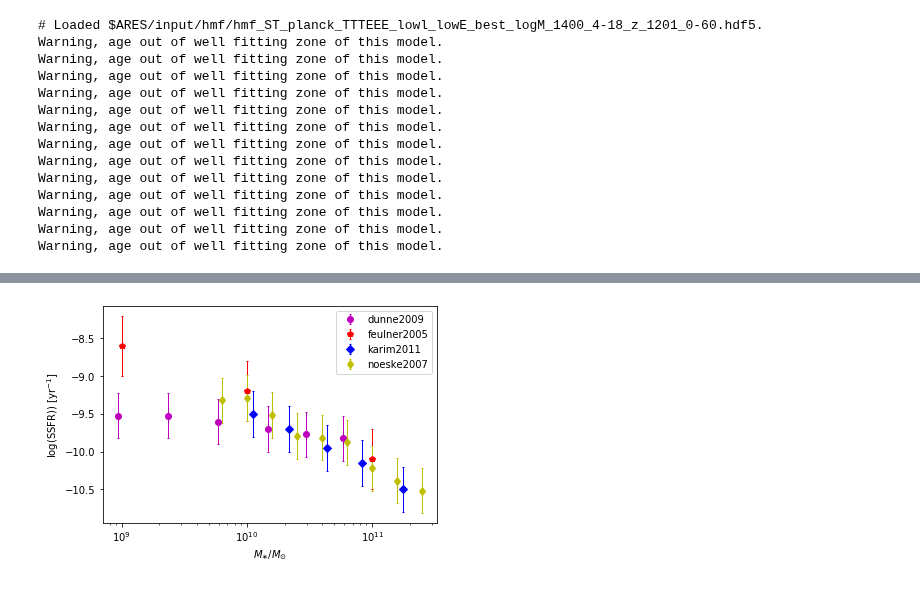
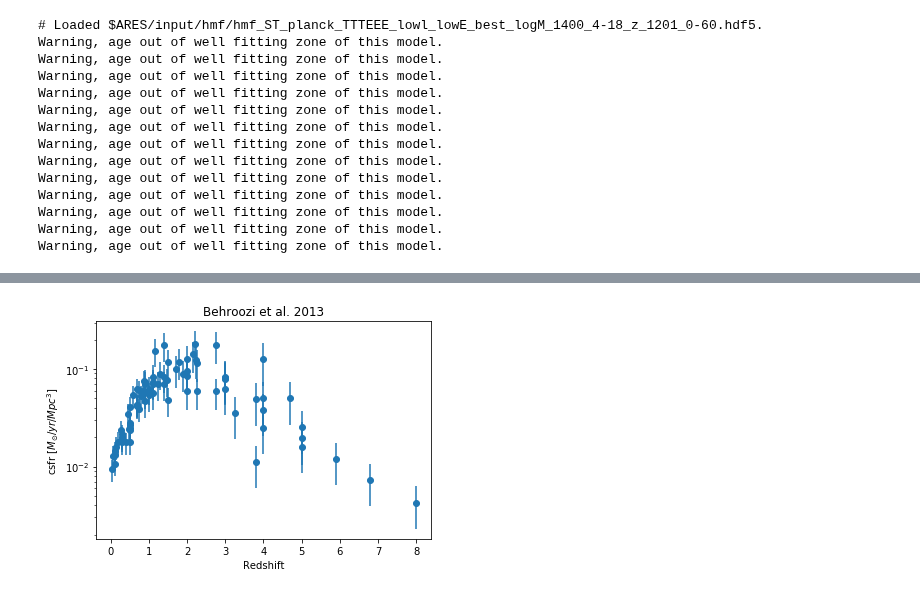
Before and after one commit to eklem1/GalaxySim, a Jupyter notebook: SFRs.ipynb, the cells around one changed output, grey strips where cells are left out. Saved outputs shown, nothing was run; the diff lists cells and outputs as text; code cells hidden in the pictures.

```diff
--- a/SFRs.ipynb
+++ b/SFRs.ipynb
@@ -269,7 +209,28 @@ pl.show()
-# %%
-# data.PlotSMF(z=0.5, round_z=0.3)
-data.PlotSSFR(z=0.5, round_z=0.2)#, source='dunne2009')
-pl.legend()
-pl.show()
-# %% [output]
-[figure, removed]
+# %%
+# importing some data from behroozi-2013: csfrs_new.dat
+# Columns: redshift, Log10(CSFR) (Msun/yr/Mpc^3), Err+ (dex), Err- (dex)
+
+text = "../behroozi-2013-data-compilation/csfrs_new.dat"
+csfrs = np.transpose(np.loadtxt(text))
+
+logphi_ML = csfrs[1]
+err = csfrs[2]
+
+logphi_lo_tmp = logphi_ML - err   # log10 phi
+logphi_hi_tmp = logphi_ML + err   # log10 phi
+
+phi_lo = 10**logphi_lo_tmp
+phi_hi = 10**logphi_hi_tmp
+
+err1 = 10**logphi_ML - phi_lo
+err2 = phi_hi - 10**logphi_ML
+
+pl.yscale('log')
+pl.errorbar(csfrs[0], 10**csfrs[1], yerr=err1, ls="", marker="o", label="Behroozi csfrs")
+# pl.semilogy(csfrs[0], 10**csfrs[1], ls="", marker="o")
+pl.ylabel('csfr $[M_{\odot}/yr/Mpc^3]$')
+pl.xlabel('Redshift')
+pl.title('Behroozi et al. 2013')
+pl.show()
+# %% [output]
+[figure, added]
```
Also changed, not shown: parts of 7 cells of this notebook, 1 other file.
